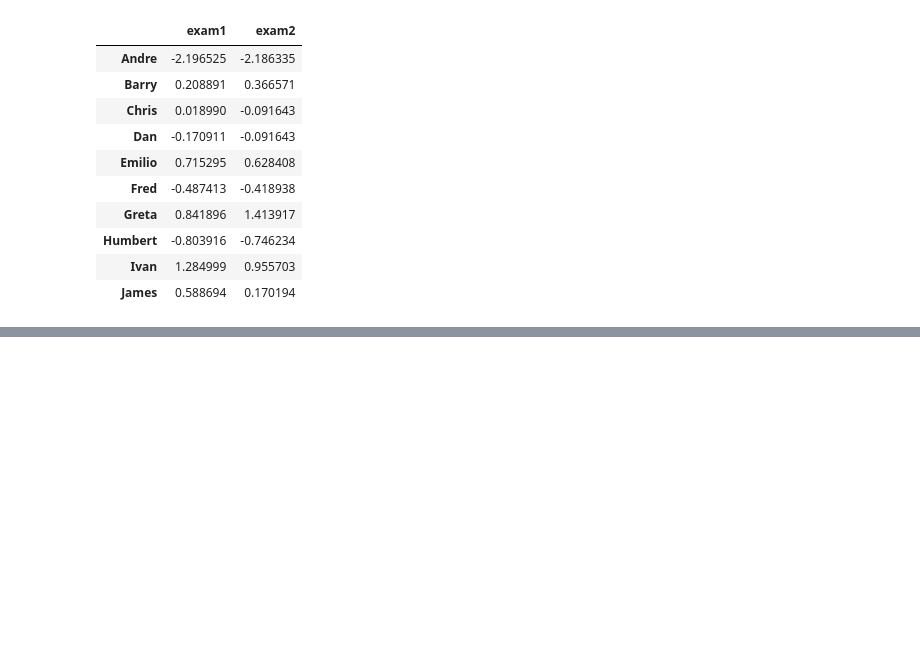
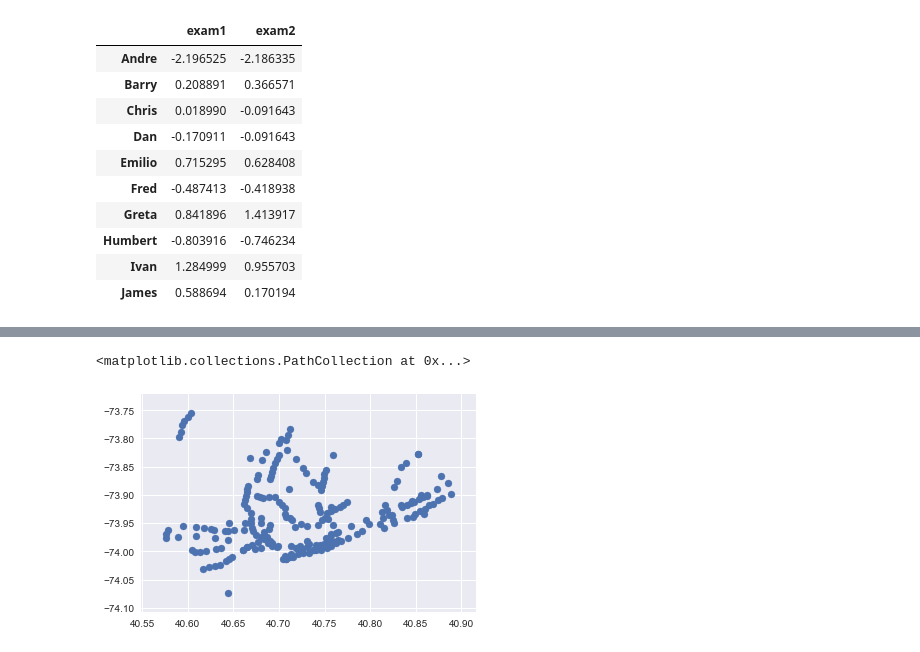
Before and after one commit to liuxiaozhu/data-analysis, a Jupyter notebook: 2Darray.ipynb, the cells around one changed output, grey strips where cells are left out. Saved outputs shown, nothing was run; the diff lists cells and outputs as text; code cells hidden in the pictures; blank space fills up the shorter version.

```diff
--- a/2Darray.ipynb
+++ b/2Darray.ipynb
@@ -461,0 +865,6 @@ standardize(grades_df)
+# %%
+filename = 'nyc-subway-weather.csv'
+subway_df = pd.read_csv(filename)
+# %%
+data_by_location = subway_df.groupby(['latitude', 'longitude'],
+                                    as_index=False).mean()
@@ -461,0 +886,5 @@ standardize(grades_df)
+# %%
+plt.scatter(data_by_location['latitude'], data_by_location['longitude'])
+# %% [output]
+<matplotlib.collections.PathCollection at 0x...>
+[figure, added]
```
Also changed, not shown: parts of 38 cells of this notebook.
